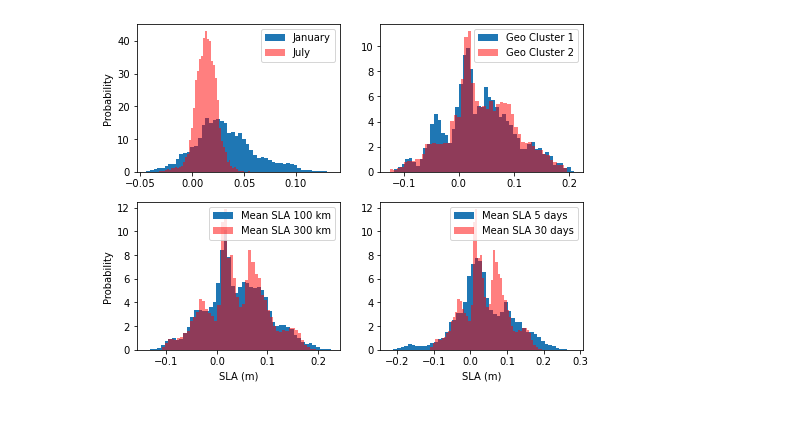
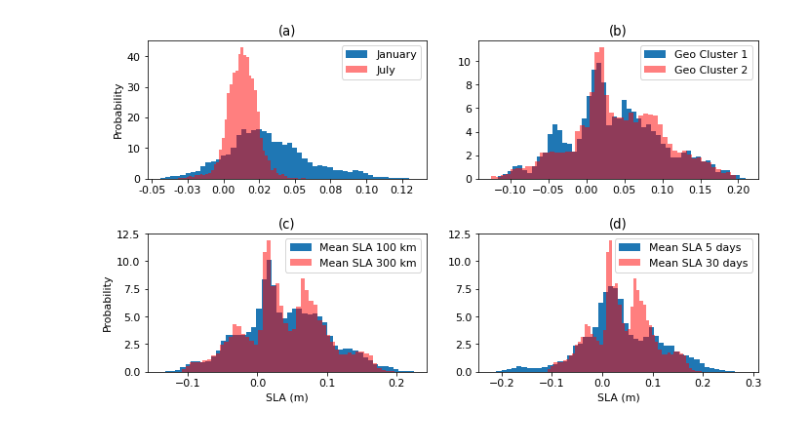
Before and after one commit to ne62rut/machine_learning_altimetry_validation, a Jupyter notebook: plot_training_histograms.ipynb, the cells around one changed output. Drawn from its saved outputs; the diff is of its cells as text; code cells hidden in the pictures.

```diff
--- a/plot_training_histograms.ipynb
+++ b/plot_training_histograms.ipynb
@@ -97,40 +98,53 @@ Xtwo = X.loc[X['month'] == 7]
 X_clust_one = X.loc[X['cluster'] == 1]
 X_clust_two = X.loc[X['cluster'] == 2]
 # %%
-fig = plt.figure(figsize=(8,6))
+fig = plt.figure(figsize=(10,6))
+
+
+plt.rcParams.update({'font.size': 11})
+
+
 
 ax = fig.add_subplot(221)
 _ = ax.hist(Xone.z_k1.values,bins=50, density=True,label='January')
 _ = ax.hist(Xtwo.z_k1.values, color='red', alpha=.5,bins=50, density=True,label='July')
+plt.title('(a)')
 plt.legend()
 
+ax.xaxis.set_major_formatter(FormatStrFormatter('%.2f'))
 plt.ylabel("Probability")
 
 ax2 = fig.add_subplot(222)
 _ = ax2.hist(X_clust_one.z_k1.values,bins=50, density=True,label='Geo Cluster 1')
 _ = ax2.hist(X_clust_two.z_k1.values, color='red', alpha=.5,bins=50, density=True, label='Geo Cluster 2')
+plt.title('(b)')
 plt.legend()
 
 ax3 = fig.add_subplot(223)
 _ = ax3.hist(X.z_k1.values,bins=50, density=True,label='Mean SLA 100 km')
 _ = ax3.hist(X.z_k3.values, color='red', alpha=.5,bins=50, density=True,label='Mean SLA 300 km')
 #_ = ax3.hist(X.z_tilde_k3.values, color='green', alpha=.5,bins=50, density=True,label='July')
+plt.title('(c)')
 plt.legend()
 
 plt.ylabel("Probability")
 plt.xlabel("SLA (m)")
 
 ax3 = fig.add_subplot(224)
 _ = ax3.hist(X.z_u1.values,bins=50, density=True,label='Mean SLA 5 days')
 _ = ax3.hist(X.z_u3.values, color='red', alpha=.5,bins=50, density=True,label='Mean SLA 30 days')
 #_ = ax3.hist(X.z_tilde_k3.values, color='green', alpha=.5,bins=50, density=True,label='July')
+
+plt.title('(d)')
 plt.legend()
 plt.xlabel("SLA (m)")
+
+fig.tight_layout(pad=2.0)
 
 # ax1 = ax.twinx()
 # x.plot(kind='kde', ax=ax1)
 # y.plot(kind='kde', ax=ax1, color='red')
 
 fig.savefig("fig_histograms.png")
 # %% [output]
-[figure, old version]
+[figure, new version]
```
Also changed, not shown: parts of 1 cell of this notebook, 7 other files.
